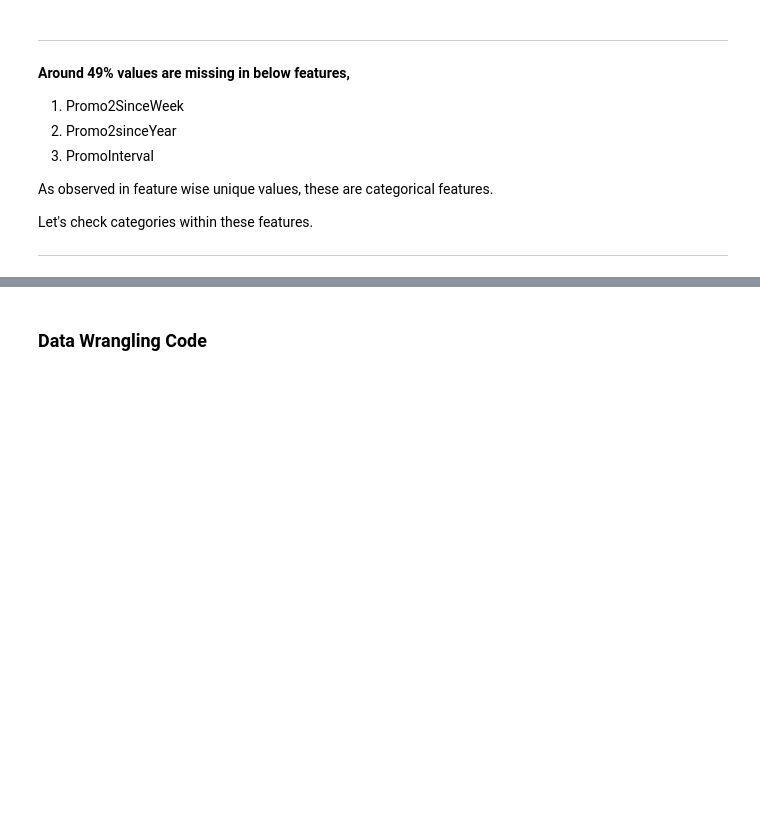
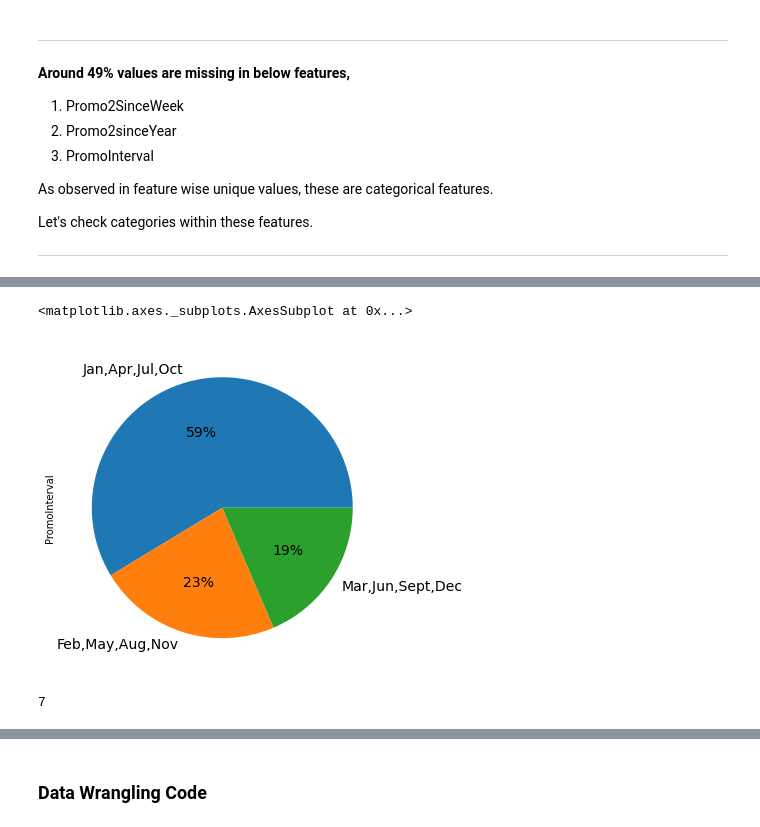
Before and after one commit to Sanddeep-K/Capstone---2_Retail_Sales_Prediction-Supervised-ML---Regression-, a Jupyter notebook: Capstone_2_Retail_Sales_Prediction.ipynb, the cells around one changed output, grey strips where cells are left out. Cells and saved outputs as stored; diff of their text form; code cells hidden in the pictures; blank space fills up the shorter version.

```diff
--- a/Capstone_2_Retail_Sales_Prediction.ipynb
+++ b/Capstone_2_Retail_Sales_Prediction.ipynb
@@ -995,0 +1016,14 @@ Let's check categories within these features.
+# %%
+# Countplot to check and understand categories of "PromoInterval" variable
+
+plt.figure(figsize= (10,6))
+store_df["PromoInterval"].value_counts().plot(kind='pie', autopct="%.0f%%", fontsize=14)
+# %% [output]
+<matplotlib.axes._subplots.AxesSubplot at 0x...>
+[figure, added]
+# %%
+# Let's check count of unique categories for variable - "CompetitionOpenSinceMonth"
+
+store_df['Promo2SinceYear'].nunique()
+# %% [output]
+7
```
Also changed, not shown: parts of 4 cells of this notebook.
